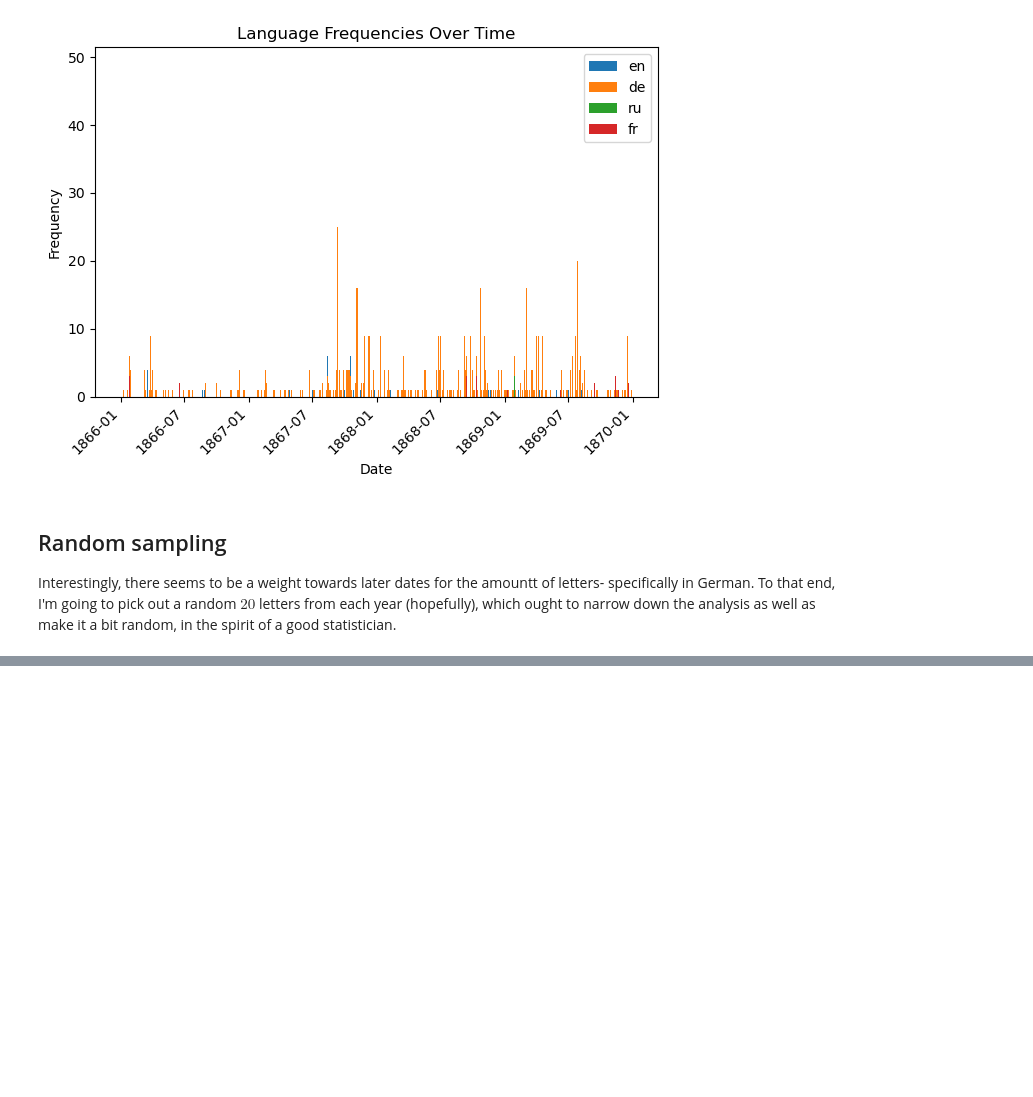
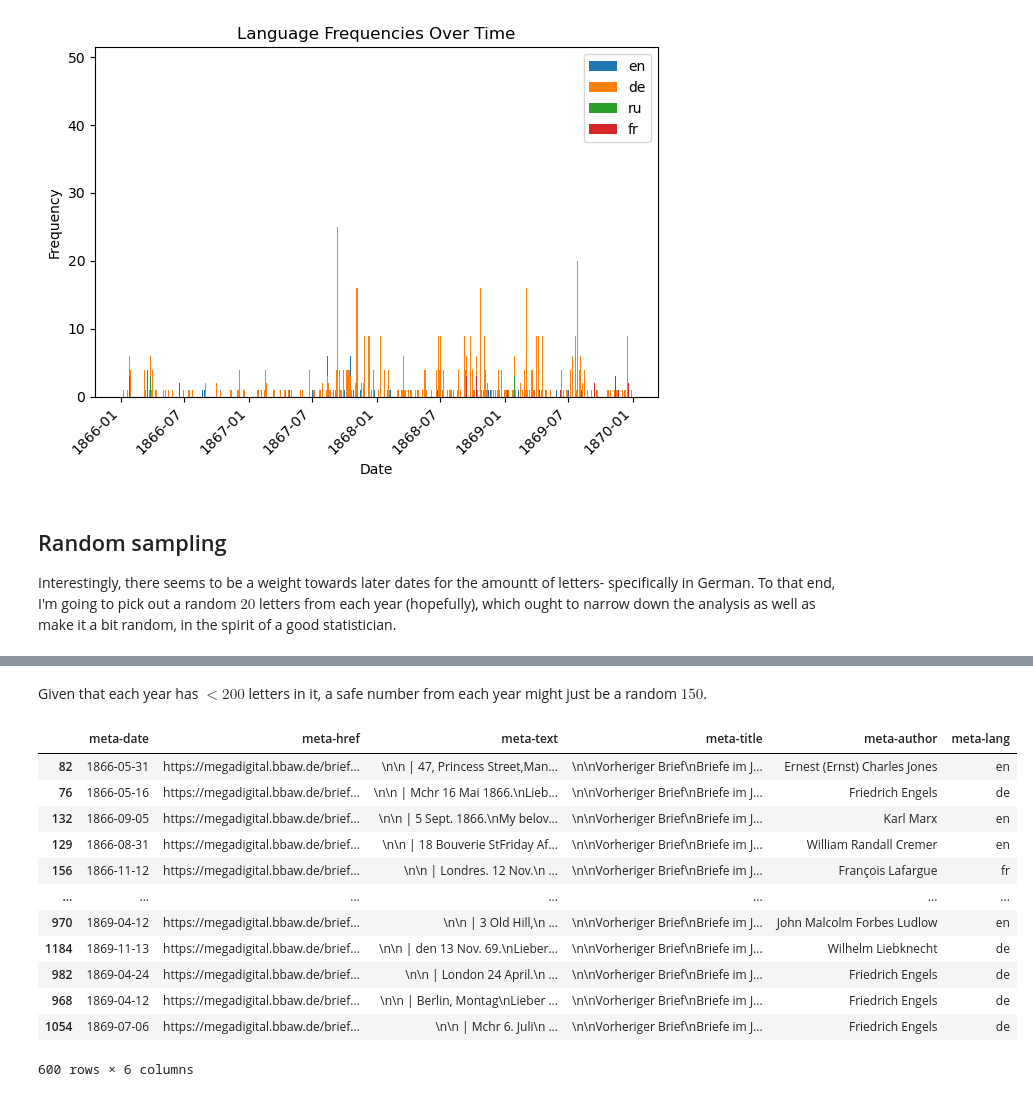
Before and after one commit to hanleyc01/sentiment-analysis, a Jupyter notebook: processing.ipynb, the cells around one changed output, grey strips where cells are left out. Drawn from its saved outputs; the diff is of its cells as text; code cells hidden in the pictures; blank space fills up the shorter version.

```diff
--- a/processing.ipynb
+++ b/processing.ipynb
@@ -265,0 +285,23 @@ NameError: name 'ds' is not defined
+# %% [markdown]
+Given that each year has $< 200$ letters in it, a safe number from each year might just be a random $150$.
+# %%
+per_year_dfs = {}
+for year in years:
+    per_year_dfs[year] = dates_df[dates_df["meta-date"].dt.year == year].sample(150)
+
+per_year_df = pd.concat(per_year_dfs.values())
+per_year_df
+# %% [output]
+|  | meta-date | meta-href | meta-text | meta-title | meta-author | meta-lang |
+| 82 | 1866-05-31 | https://megadigital.bbaw.de/brief... | \n\n | 47, Princess Street,Man... | \n\nVorheriger Brief\nBriefe im J... | Ernest (Ernst) Charles Jones | en |
+| 76 | 1866-05-16 | https://megadigital.bbaw.de/brief... | \n\n | Mchr 16 Mai 1866.\nLieb... | \n\nVorheriger Brief\nBriefe im J... | Friedrich Engels | de |
+| 132 | 1866-09-05 | https://megadigital.bbaw.de/brief... | \n\n | 5 Sept. 1866.\nMy belov... | \n\nVorheriger Brief\nBriefe im J... | Karl Marx | en |
+| 129 | 1866-08-31 | https://megadigital.bbaw.de/brief... | \n\n | 18 Bouverie StFriday Af... | \n\nVorheriger Brief\nBriefe im J... | William Randall Cremer | en |
+| 156 | 1866-11-12 | https://megadigital.bbaw.de/brief... | \n\n | Londres. 12 Nov.\n ... | \n\nVorheriger Brief\nBriefe im J... | François Lafargue | fr |
+| ... | ... | ... | ... | ... | ... | ... |
+| 970 | 1869-04-12 | https://megadigital.bbaw.de/brief... | \n\n | 3 Old Hill,\n ... | \n\nVorheriger Brief\nBriefe im J... | John Malcolm Forbes Ludlow | en |
+| 1184 | 1869-11-13 | https://megadigital.bbaw.de/brief... | \n\n | den 13 Nov. 69.\nLieber... | \n\nVorheriger Brief\nBriefe im J... | Wilhelm Liebknecht | de |
+| 982 | 1869-04-24 | https://megadigital.bbaw.de/brief... | \n\n | London 24 April.\n ... | \n\nVorheriger Brief\nBriefe im J... | Friedrich Engels | de |
+| 968 | 1869-04-12 | https://megadigital.bbaw.de/brief... | \n\n | Berlin, Montag\nLieber ... | \n\nVorheriger Brief\nBriefe im J... | Friedrich Engels | de |
+| 1054 | 1869-07-06 | https://megadigital.bbaw.de/brief... | \n\n | Mchr 6. Juli\n ... | \n\nVorheriger Brief\nBriefe im J... | Friedrich Engels | de |
+600 rows × 6 columns
```
Also changed, not shown: parts of 7 cells of this notebook, 7 other files.
